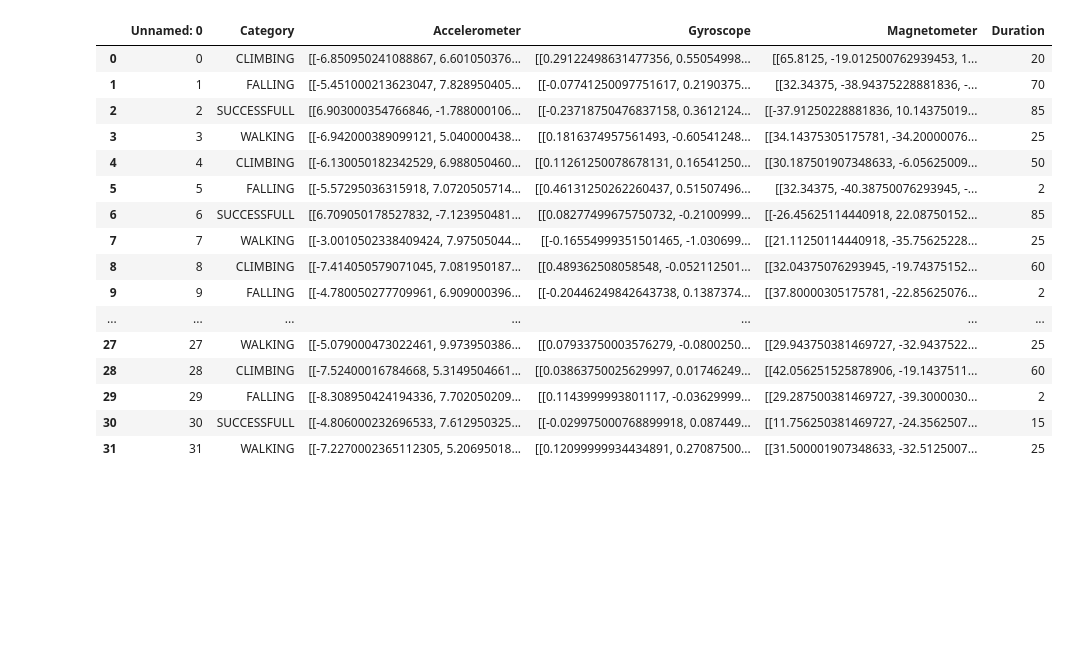
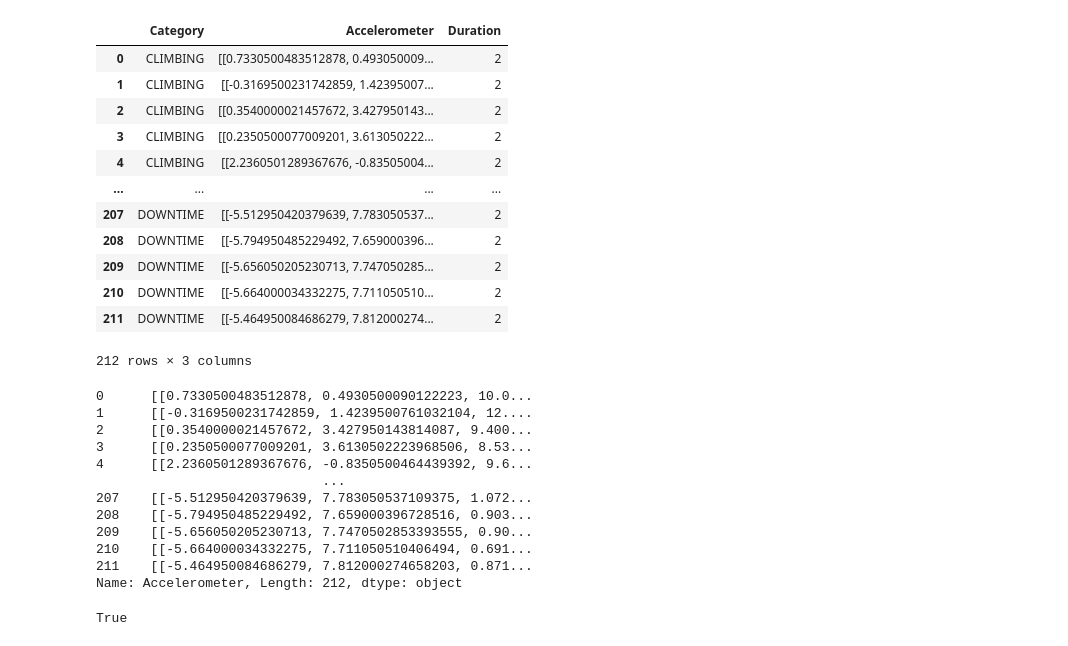
Before and after one commit to ItsMeLucifer/mobile-sensors-data-labeling-model, a Jupyter notebook: model.ipynb, the cells around one changed output. Saved outputs shown, nothing was run; the diff lists cells and outputs as text; code cells hidden in the pictures; blank space fills up the shorter version.

Commit message:
Created some helper files for cutting and data processing, improved the model for specific case

```diff
--- a/model.ipynb
+++ b/model.ipynb
@@ -9,21 +10,18 @@ import ast
 # %%
-df = pd.read_csv('prepared_data/back.csv')
+df = pd.read_csv('prepared_data/back_2_seconds_accelerometer_only.csv')
+df = df.drop(df.columns[0], axis=1)
 df
 # %% [output]
-|  | Unnamed: 0 | Category | Accelerometer | Gyroscope | Magnetometer | Duration |
-| 0 | 0 | CLIMBING | [[-6.850950241088867, 6.601050376... | [[0.29122498631477356, 0.55054998... | [[65.8125, -19.012500762939453, 1... | 20 |
-| 1 | 1 | FALLING | [[-5.451000213623047, 7.828950405... | [[-0.07741250097751617, 0.2190375... | [[32.34375, -38.94375228881836, -... | 70 |
-| 2 | 2 | SUCCESSFULL | [[6.903000354766846, -1.788000106... | [[-0.23718750476837158, 0.3612124... | [[-37.91250228881836, 10.14375019... | 85 |
-| 3 | 3 | WALKING | [[-6.942000389099121, 5.040000438... | [[0.1816374957561493, -0.60541248... | [[34.14375305175781, -34.20000076... | 25 |
-| 4 | 4 | CLIMBING | [[-6.130050182342529, 6.988050460... | [[0.11261250078678131, 0.16541250... | [[30.187501907348633, -6.05625009... | 50 |
-| 5 | 5 | FALLING | [[-5.57295036315918, 7.0720505714... | [[0.46131250262260437, 0.51507496... | [[32.34375, -40.38750076293945, -... | 2 |
-| 6 | 6 | SUCCESSFULL | [[6.709050178527832, -7.123950481... | [[0.08277499675750732, -0.2100999... | [[-26.45625114440918, 22.08750152... | 85 |
-| 7 | 7 | WALKING | [[-3.0010502338409424, 7.97505044... | [[-0.16554999351501465, -1.030699... | [[21.11250114440918, -35.75625228... | 25 |
-| 8 | 8 | CLIMBING | [[-7.414050579071045, 7.081950187... | [[0.489362508058548, -0.052112501... | [[32.04375076293945, -19.74375152... | 60 |
-| 9 | 9 | FALLING | [[-4.780050277709961, 6.909000396... | [[-0.20446249842643738, 0.1387374... | [[37.80000305175781, -22.85625076... | 2 |
-| ... | ... | ... | ... | ... | ... | ... |
-| 27 | 27 | WALKING | [[-5.079000473022461, 9.973950386... | [[0.07933750003576279, -0.0800250... | [[29.943750381469727, -32.9437522... | 25 |
-| 28 | 28 | CLIMBING | [[-7.52400016784668, 5.3149504661... | [[0.03863750025629997, 0.01746249... | [[42.056251525878906, -19.1437511... | 60 |
-| 29 | 29 | FALLING | [[-8.308950424194336, 7.702050209... | [[0.1143999993801117, -0.03629999... | [[29.287500381469727, -39.3000030... | 2 |
-| 30 | 30 | SUCCESSFULL | [[-4.806000232696533, 7.612950325... | [[-0.029975000768899918, 0.087449... | [[11.756250381469727, -24.3562507... | 15 |
-| 31 | 31 | WALKING | [[-7.2270002365112305, 5.20695018... | [[0.12099999934434891, 0.27087500... | [[31.500001907348633, -32.5125007... | 25 |
+|  | Category | Accelerometer | Duration |
+| 0 | CLIMBING | [[0.7330500483512878, 0.493050009... | 2 |
+| 1 | CLIMBING | [[-0.3169500231742859, 1.42395007... | 2 |
+| 2 | CLIMBING | [[0.3540000021457672, 3.427950143... | 2 |
+| 3 | CLIMBING | [[0.2350500077009201, 3.613050222... | 2 |
+| 4 | CLIMBING | [[2.2360501289367676, -0.83505004... | 2 |
+| ... | ... | ... | ... |
+| 207 | DOWNTIME | [[-5.512950420379639, 7.783050537... | 2 |
+| 208 | DOWNTIME | [[-5.794950485229492, 7.659000396... | 2 |
+| 209 | DOWNTIME | [[-5.656050205230713, 7.747050285... | 2 |
+| 210 | DOWNTIME | [[-5.664000034332275, 7.711050510... | 2 |
+| 211 | DOWNTIME | [[-5.464950084686279, 7.812000274... | 2 |
+212 rows × 3 columns
@@ -51,0 +35,15 @@ max_length = max(
+# %%
+df['Accelerometer']
+# %% [output]
+0      [[0.7330500483512878, 0.4930500090122223, 10.0...
+1      [[-0.3169500231742859, 1.4239500761032104, 12....
+2      [[0.3540000021457672, 3.427950143814087, 9.400...
+3      [[0.2350500077009201, 3.6130502223968506, 8.53...
+4      [[2.2360501289367676, -0.8350500464439392, 9.6...
+                             ...
+207    [[-5.512950420379639, 7.783050537109375, 1.072...
+208    [[-5.794950485229492, 7.659000396728516, 0.903...
+209    [[-5.656050205230713, 7.7470502853393555, 0.90...
+210    [[-5.664000034332275, 7.711050510406494, 0.691...
+211    [[-5.464950084686279, 7.812000274658203, 0.871...
+Name: Accelerometer, Length: 212, dtype: object
@@ -51,0 +58,4 @@ max_length = max(
+# %%
+print(check_sublist_lengths(df))
+# %% [output]
+True
```
Also changed, not shown: parts of 11 cells of this notebook, 57 other files.
